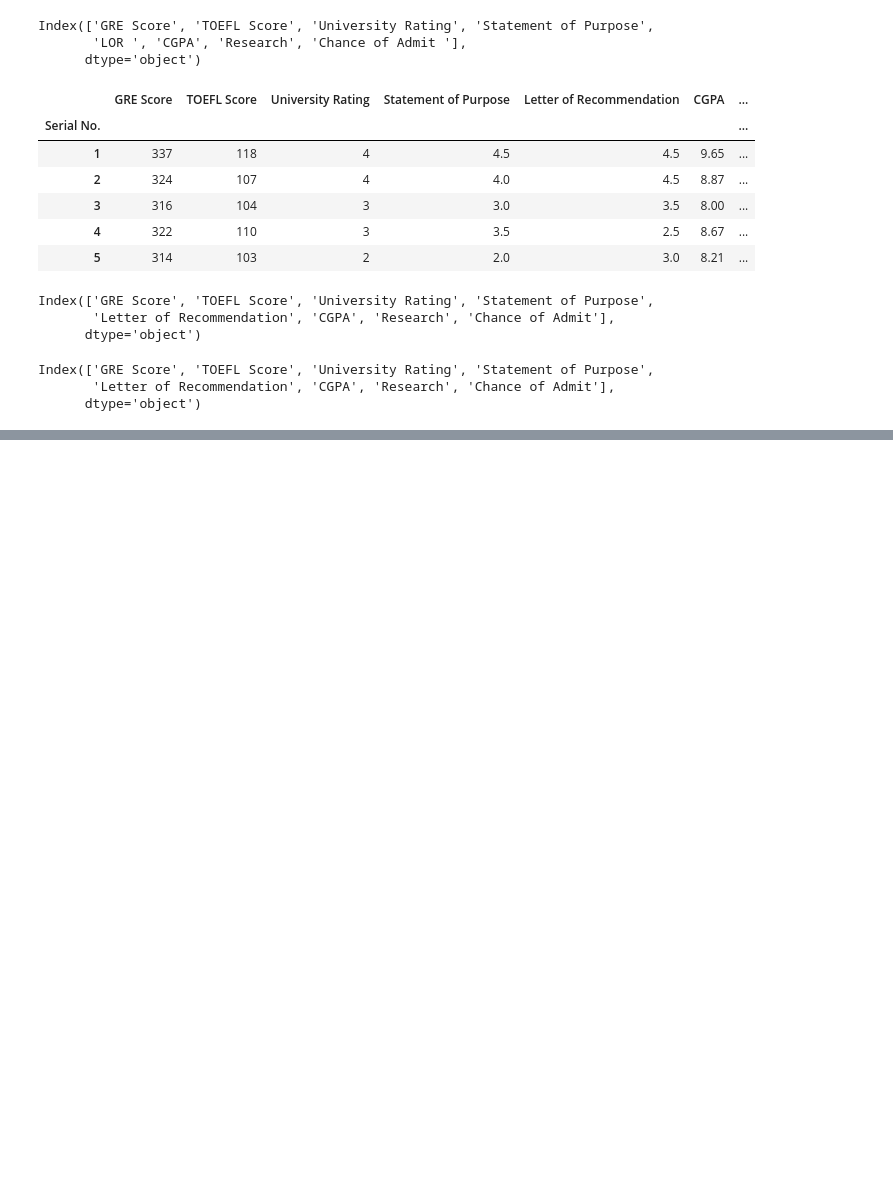
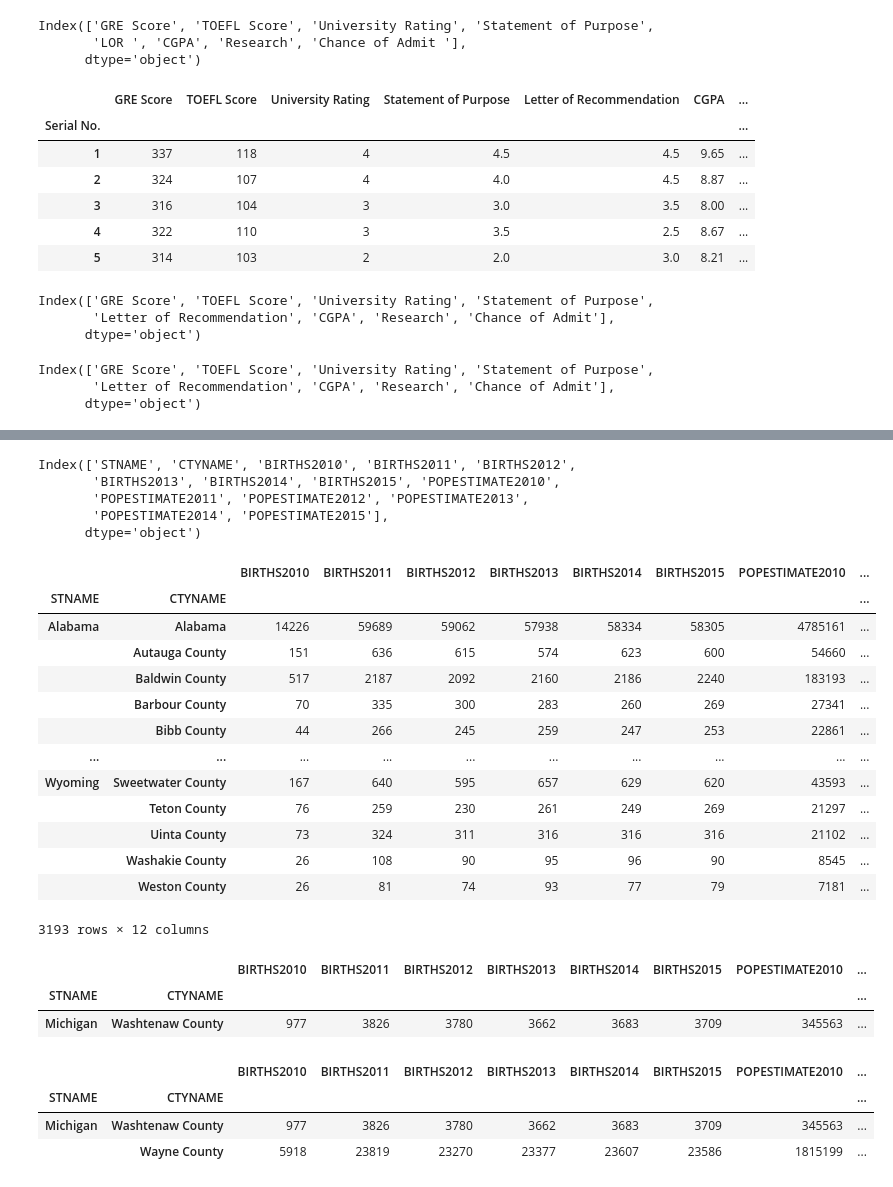
Before and after one commit to sparshjaincs/Data-Sciecne-Journey, a Jupyter notebook: Pandas/DataFrame Indexing and Loading.ipynb, the cells around one changed output, grey strips where cells are left out. Saved outputs shown, nothing was run; the diff lists cells and outputs as text; code cells hidden in the pictures; blank space fills up the shorter version.

Commit message:
Pandas indexing

```diff
--- a/Pandas/DataFrame Indexing and Loading.ipynb
+++ b/Pandas/DataFrame Indexing and Loading.ipynb
@@ -140,0 +203,11 @@ Index(['GRE Score', 'TOEFL Score', 'University Rating', 'Statement of Purpose',
+# %%
+# Another very intresting feature of pandas is multi level indexing.
+# Pandas allows multi level indexing that means more than one index
+# at a time can be assigned to particular data frame.
+# this makes our data look more clean and understandable
+
+
+# Let's understand this topic by importing the new data set
+
+df = pd.read_csv("../Datasets/census.csv")
+df.head()
@@ -140,0 +242,15 @@ Index(['GRE Score', 'TOEFL Score', 'University Rating', 'Statement of Purpose',
+# %%
+# Surely u can see that there are lot of column present inside this dataframe
+
+# Me might only need to few columns for performing our task
+# let's keep the required column and remove the non required one
+
+# creating a list of columns that is required
+
+required_columns = ['STNAME', 'CTYNAME','BIRTHS2010', 'BIRTHS2011', 'BIRTHS2012', 'BIRTHS2013', 'BIRTHS2014',
+       'BIRTHS2015','POPESTIMATE2010',
+       'POPESTIMATE2011', 'POPESTIMATE2012', 'POPESTIMATE2013',
+       'POPESTIMATE2014', 'POPESTIMATE2015']
+# %%
+df = df[required_columns]
+df.head()
@@ -140,0 +264,31 @@ Index(['GRE Score', 'TOEFL Score', 'University Rating', 'Statement of Purpose',
+# %%
+df.columns
+# %% [output]
+Index(['STNAME', 'CTYNAME', 'BIRTHS2010', 'BIRTHS2011', 'BIRTHS2012',
+       'BIRTHS2013', 'BIRTHS2014', 'BIRTHS2015', 'POPESTIMATE2010',
+       'POPESTIMATE2011', 'POPESTIMATE2012', 'POPESTIMATE2013',
+       'POPESTIMATE2014', 'POPESTIMATE2015'],
+      dtype='object')
+# %%
+# Here you can see that census data breaks down into population estimates by city
+# and state. Now we can see the index to a cobination of state name and city name
+# let' see how it can be done
+
+
+df = df.set_index(["STNAME","CTYNAME"])
+df
+# %% [output]
+|  |  | BIRTHS2010 | BIRTHS2011 | BIRTHS2012 | BIRTHS2013 | BIRTHS2014 | BIRTHS2015 | POPESTIMATE2010 | ... |
+| STNAME | CTYNAME |  |  |  |  |  |  |  | ... |
+| Alabama | Alabama | 14226 | 59689 | 59062 | 57938 | 58334 | 58305 | 4785161 | ... |
+|  | Autauga County | 151 | 636 | 615 | 574 | 623 | 600 | 54660 | ... |
+|  | Baldwin County | 517 | 2187 | 2092 | 2160 | 2186 | 2240 | 183193 | ... |
+|  | Barbour County | 70 | 335 | 300 | 283 | 260 | 269 | 27341 | ... |
+|  | Bibb County | 44 | 266 | 245 | 259 | 247 | 253 | 22861 | ... |
+| ... | ... | ... | ... | ... | ... | ... | ... | ... | ... |
+| Wyoming | Sweetwater County | 167 | 640 | 595 | 657 | 629 | 620 | 43593 | ... |
+|  | Teton County | 76 | 259 | 230 | 261 | 249 | 269 | 21297 | ... |
+|  | Uinta County | 73 | 324 | 311 | 316 | 316 | 316 | 21102 | ... |
+|  | Washakie County | 26 | 108 | 90 | 95 | 96 | 90 | 8545 | ... |
+|  | Weston County | 26 | 81 | 74 | 93 | 77 | 79 | 7181 | ... |
+3193 rows × 12 columns
@@ -140,0 +298,21 @@ Index(['GRE Score', 'TOEFL Score', 'University Rating', 'Statement of Purpose',
+# %%
+# we can query this df using loc methods
+# for instance
+
+df.loc["Michigan","Washtenaw County"]
+# %% [output]
+|  |  | BIRTHS2010 | BIRTHS2011 | BIRTHS2012 | BIRTHS2013 | BIRTHS2014 | BIRTHS2015 | POPESTIMATE2010 | ... |
+| STNAME | CTYNAME |  |  |  |  |  |  |  | ... |
+| Michigan | Washtenaw County | 977 | 3826 | 3780 | 3662 | 3683 | 3709 | 345563 | ... |
+# %%
+# But sometimes we need to compare two countries for example
+# washtenaw cuntry abd wayne country we can pass a list containg
+# tuple describing the indecies we wish to query from the data set
+
+# for instance
+df.loc[[("Michigan","Washtenaw County"),("Michigan","Wayne County")]]
+# %% [output]
+|  |  | BIRTHS2010 | BIRTHS2011 | BIRTHS2012 | BIRTHS2013 | BIRTHS2014 | BIRTHS2015 | POPESTIMATE2010 | ... |
+| STNAME | CTYNAME |  |  |  |  |  |  |  | ... |
+| Michigan | Washtenaw County | 977 | 3826 | 3780 | 3662 | 3683 | 3709 | 345563 | ... |
+|  | Wayne County | 5918 | 23819 | 23270 | 23377 | 23607 | 23586 | 1815199 | ... |
```
Also changed, not shown: parts of 9 cells of this notebook, 1 other file.
